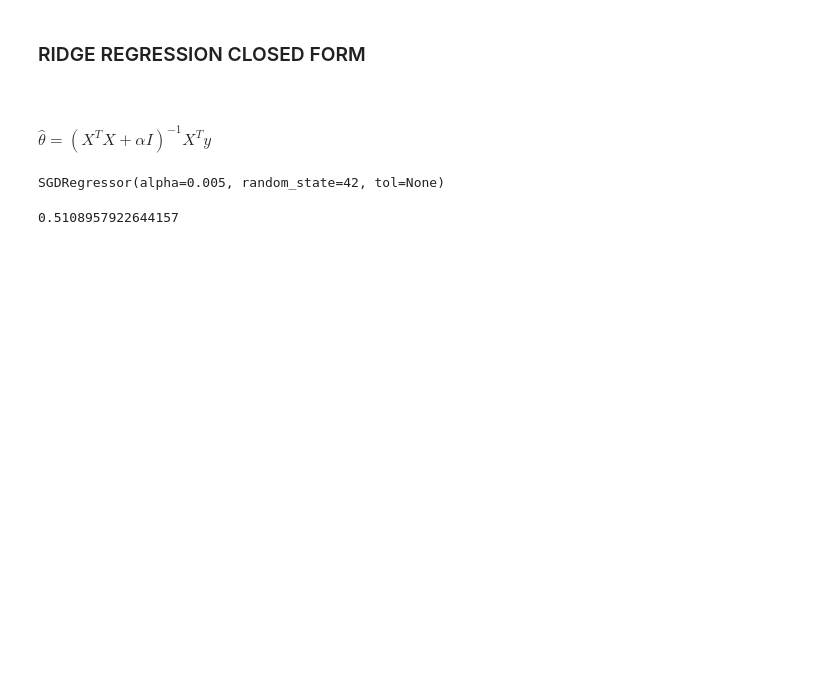
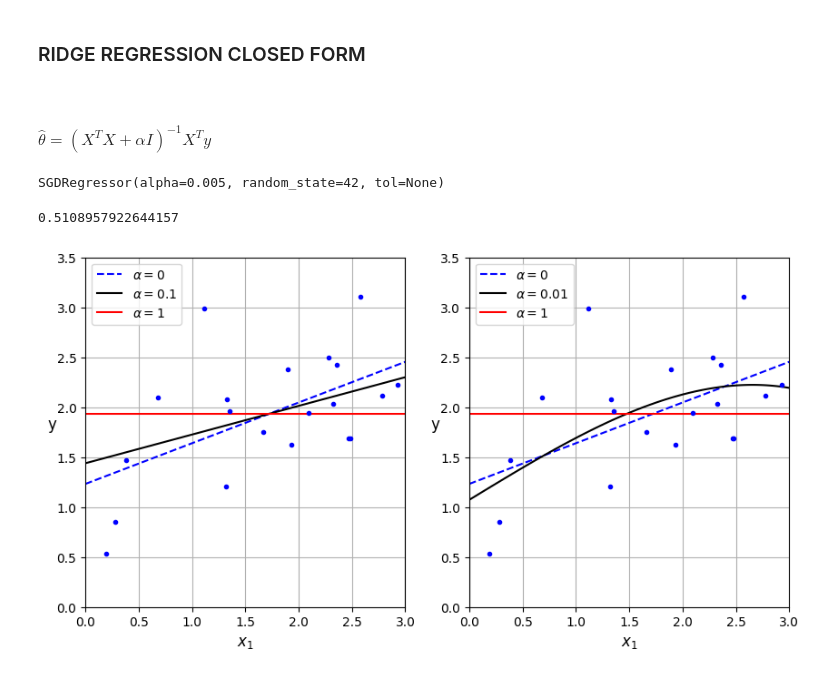
Before and after one commit to LazySeagull/Machine_Learning_Practice, a Jupyter notebook: math/Regularized_linear_model.ipynb, the cells around one changed output. Saved outputs shown, nothing was run; the diff lists cells and outputs as text; code cells hidden in the pictures; blank space fills up the shorter version.

```diff
--- a/math/Regularized_linear_model.ipynb
+++ b/math/Regularized_linear_model.ipynb
@@ -73,0 +83,43 @@ root_mean_squared_error(sdg_reg.predict(x) , y)
+# %%
+def generate_lasso_plots(alphas , x , y , colors , is_poly=False):
+
+    new_data = np.linspace(0 , 3 , 100).reshape(100 , 1)
+    for (alpha  , color) in zip(alphas , colors):
+
+
+        if alpha == 0:
+            lasso_pipeline = make_pipeline(StandardScaler() , LinearRegression())
+            lasso_pipeline.fit(x , y)
+
+        elif  is_poly:
+            poly_features = PolynomialFeatures(degree = 10 , include_bias=False)
+            lasso_pipeline = make_pipeline(poly_features , StandardScaler() , Lasso(alpha = alpha ))
+            lasso_pipeline.fit(x , y)
+
+
+        else:
+            lasso_pipeline = make_pipeline(StandardScaler() ,  Lasso(alpha = alpha ))
+            lasso_pipeline.fit(x , y)
+
+        y_pred = lasso_pipeline.predict(new_data)
+
+        plt.plot(new_data , y_pred , color , label = fr"$\alpha = {alpha}$")
+
+    plt.plot(x , y , "b.")
+    plt.grid()
+    plt.axis([0. , 3. , 0. , 3.5])
+    plt.legend(loc="upper left")
+    plt.ylabel("y" , fontsize=12 , rotation=0)
+    plt.xlabel("$x_1$" , fontsize=12)
+
+fig , axes = plt.subplots(ncols=2 , nrows=1 , figsize=(10,5))
+
+plt.sca(axes[0,])
+generate_lasso_plots([0 , 0.1 , 1] , x , y,
+                     ["b--" , "k-" , "r-"])
+
+plt.sca(axes[1,])
+generate_lasso_plots([0 , 1e-2 , 1] , x , y,
+                     ["b--" , "k-" , "r-"] , is_poly=True)
+# %% [output]
+[figure, added]
```
Also changed, not shown: parts of 2 cells of this notebook.
